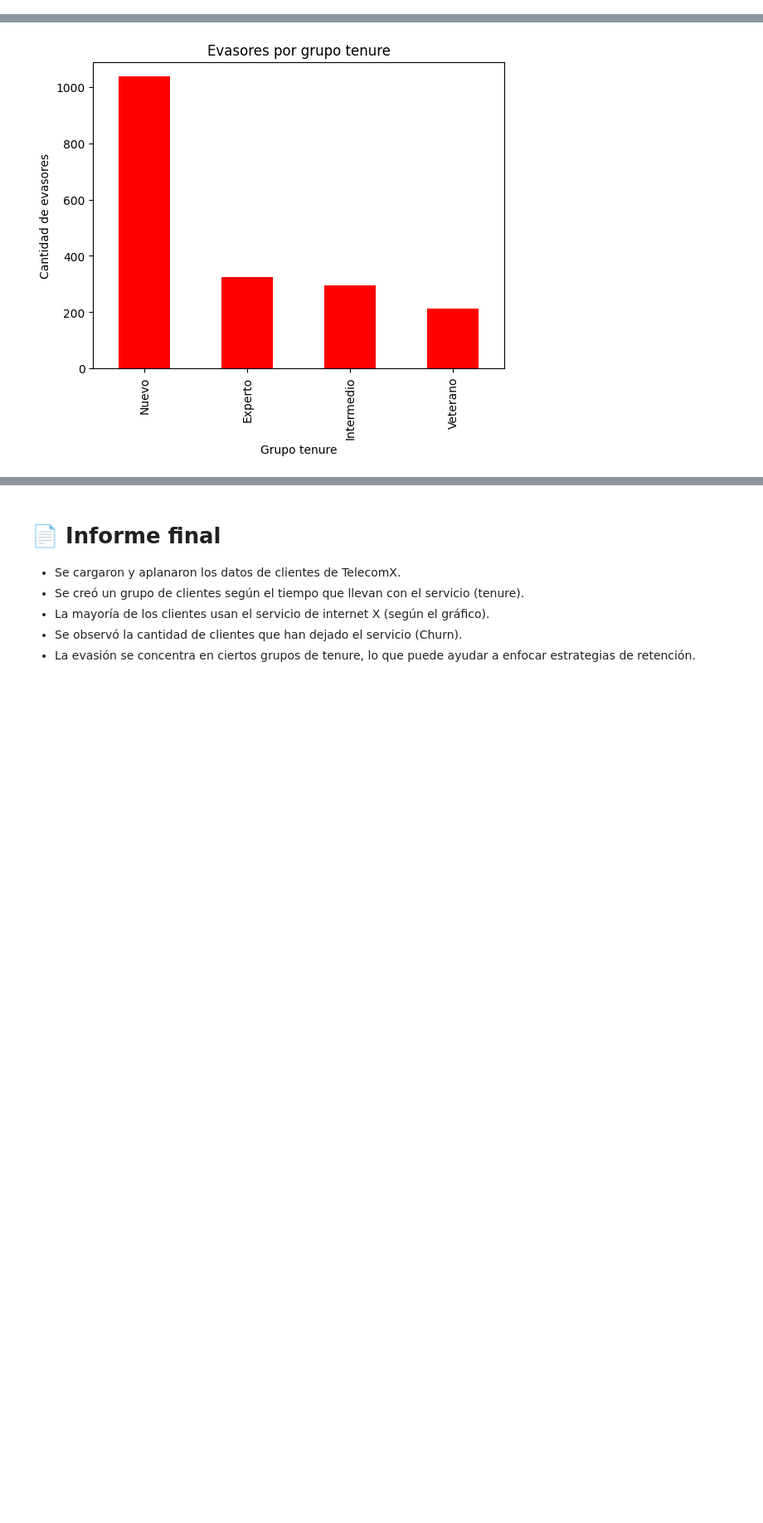
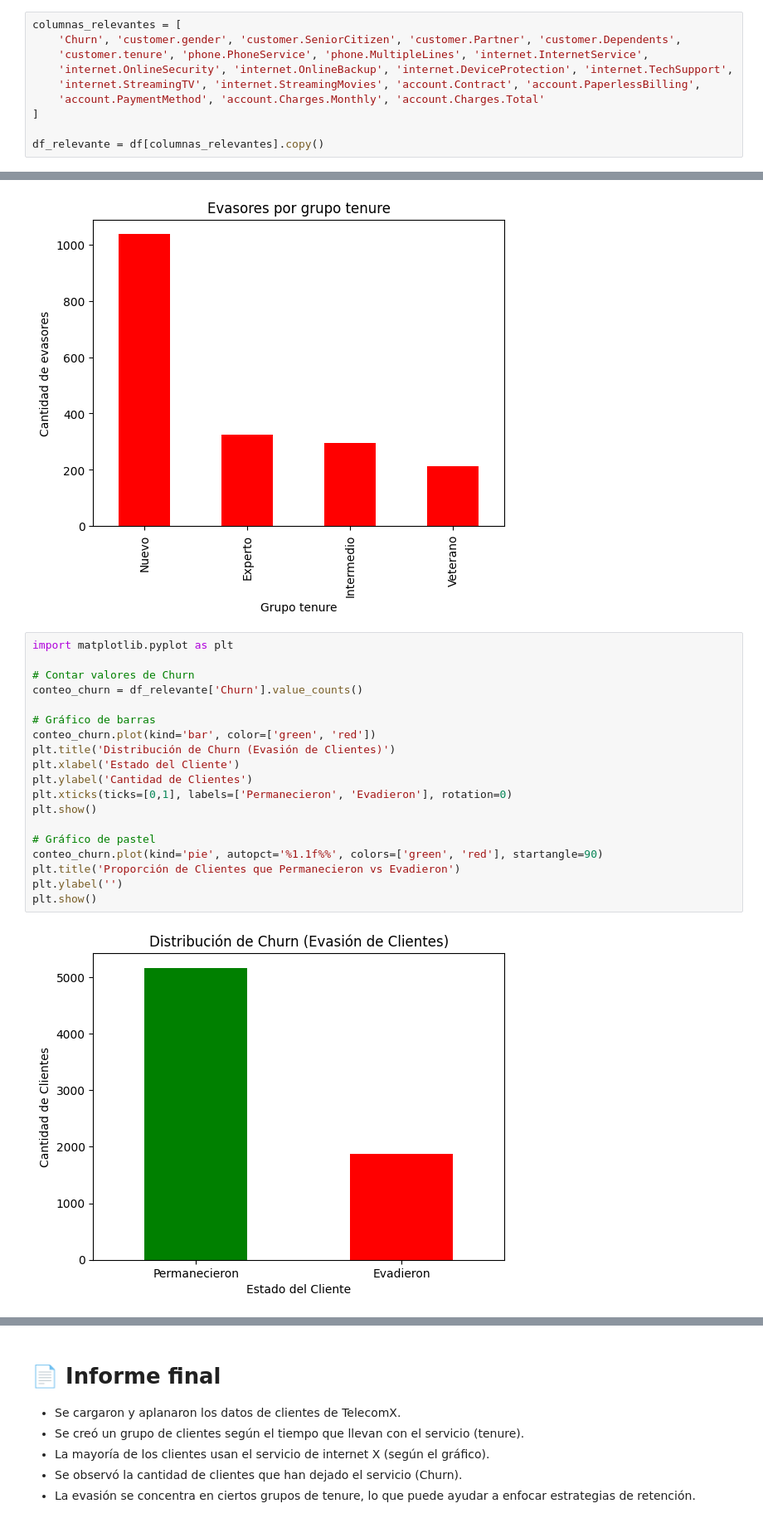
Before and after one commit to NICKLEESON1970/TelecomX_Data, a Jupyter notebook: TelecomX_LATAM.ipynb, the cells around one changed output, grey strips where cells are left out. Shown at 83% size. Cells and saved outputs as stored; diff of their text form; blank space fills up the shorter version.

```diff
--- a/TelecomX_LATAM.ipynb
+++ b/TelecomX_LATAM.ipynb
@@ -29,3 +29,13 @@ print(df.head())
 4          Mailed check                    83.9                  267.4
 
 [5 rows x 21 columns]
+# %%
+columnas_relevantes = [
+    'Churn', 'customer.gender', 'customer.SeniorCitizen', 'customer.Partner', 'customer.Dependents',
+    'customer.tenure', 'phone.PhoneService', 'phone.MultipleLines', 'internet.InternetService',
+    'internet.OnlineSecurity', 'internet.OnlineBackup', 'internet.DeviceProtection', 'internet.TechSupport',
+    'internet.StreamingTV', 'internet.StreamingMovies', 'account.Contract', 'account.PaperlessBilling',
+    'account.PaymentMethod', 'account.Charges.Monthly', 'account.Charges.Total'
+]
+
+df_relevante = df[columnas_relevantes].copy()
@@ -138,3 +281,24 @@ Yes    1869
         224
 Name: count, dtype: int64
 [figure]
+# %%
+import matplotlib.pyplot as plt
+
+# Contar valores de Churn
+conteo_churn = df_relevante['Churn'].value_counts()
+
+# Gráfico de barras
+conteo_churn.plot(kind='bar', color=['green', 'red'])
+plt.title('Distribución de Churn (Evasión de Clientes)')
+plt.xlabel('Estado del Cliente')
+plt.ylabel('Cantidad de Clientes')
+plt.xticks(ticks=[0,1], labels=['Permanecieron', 'Evadieron'], rotation=0)
+plt.show()
+
+# Gráfico de pastel
+conteo_churn.plot(kind='pie', autopct='%1.1f%%', colors=['green', 'red'], startangle=90)
+plt.title('Proporción de Clientes que Permanecieron vs Evadieron')
+plt.ylabel('')
+plt.show()
+# %% [output]
+[figure, added]
```
Also changed, not shown: parts of 7 cells of this notebook.
